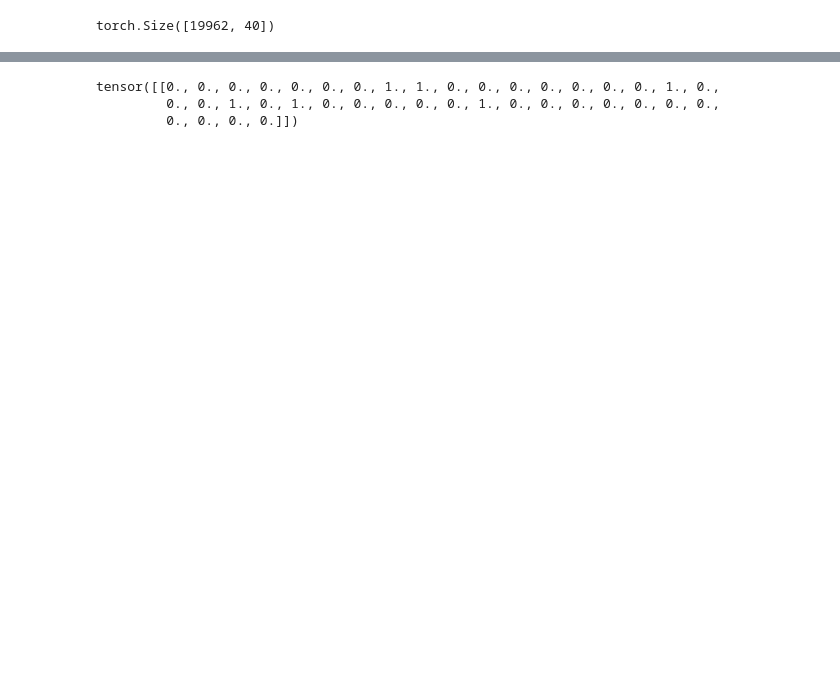
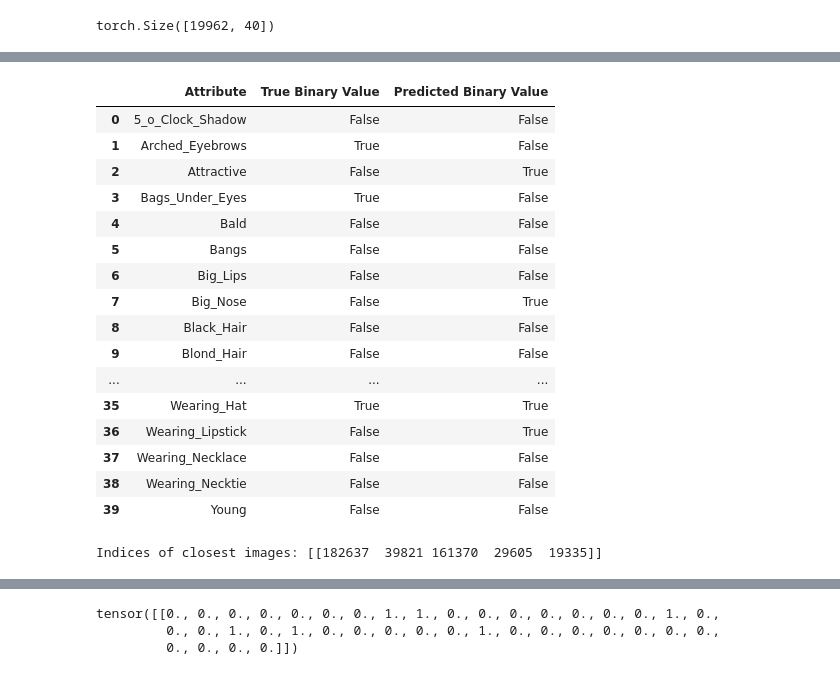
Before and after one commit to hyounce/Deep-Learning-Project, a Jupyter notebook: Predictions_KNN.ipynb, the cells around one changed output, grey strips where cells are left out. Saved outputs shown, nothing was run; the diff lists cells and outputs as text; code cells hidden in the pictures; blank space fills up the shorter version.

```diff
--- a/Predictions_KNN.ipynb
+++ b/Predictions_KNN.ipynb
@@ -48,5 +52,10 @@ transform = transforms.Compose([
 # load the CelebA dataset
 ######### SET download=True if you have never downloaded the data this way before. Each time after that set download=False ##########
 train_dataset = CelebA(root='data', split='train', target_type='attr', download=False, transform=transform)
+val_dataset = CelebA(root='data', split='valid', target_type='attr', download=False, transform=transform)
+test_dataset = CelebA(root='data', split='test', target_type='attr', download=False, transform=transform)
+
 train_loader = DataLoader(train_dataset, batch_size=64, shuffle=False)
+val_loader = DataLoader(val_dataset, batch_size=64, shuffle=False)
+test_loader = DataLoader(test_dataset, batch_size=64, shuffle=False)
 # %% [output]
@@ -72,0 +82,9 @@ train_attrs.shape
+# %%
+%%time
+
+val_attrs = []
+for _, labels in val_loader:
+    val_attrs.append(labels)  # binary attributes
+
+val_attrs = torch.cat(val_attrs).cpu().numpy().astype(int)
+val_attrs.shape
@@ -201,0 +197,36 @@ plot_image_from_dataset(test_dataset, 0)
+# %%
+# Attribute dataframe for test image 1
+import pandas as pd
+df = pd.DataFrame({
+    'Attribute': attribute_names,
+    'True Value': test_dataset[0][1].numpy().astype(bool),
+    'Predicted Value': test_preds[0].numpy().astype(bool)
+})
+df
+# %% [output]
+|  | Attribute | True Binary Value | Predicted Binary Value |
+| 0 | 5_o_Clock_Shadow | False | False |
+| 1 | Arched_Eyebrows | True | False |
+| 2 | Attractive | False | True |
+| 3 | Bags_Under_Eyes | True | False |
+| 4 | Bald | False | False |
+| 5 | Bangs | False | False |
+| 6 | Big_Lips | False | False |
+| 7 | Big_Nose | False | True |
+| 8 | Black_Hair | False | False |
+| 9 | Blond_Hair | False | False |
+| ... | ... | ... | ... |
+| 35 | Wearing_Hat | True | True |
+| 36 | Wearing_Lipstick | False | True |
+| 37 | Wearing_Necklace | False | False |
+| 38 | Wearing_Necktie | False | False |
+| 39 | Young | False | False |
+# %%
+# Nearest neighbors of test image
+query_attr = test_dataset[0][1].numpy().reshape(1, -1)  # Convert to numpy array (1, 40)
+
+# Get top 5 nearest neighbots
+distances, indices = knn.kneighbors(query_attr, n_neighbors=5)
+print(f"Indices of closest images: {indices}")
+# %% [output]
+Indices of closest images: [[182637  39821 161370  29605  19335]]
```
Also changed, not shown: parts of 35 cells of this notebook.
